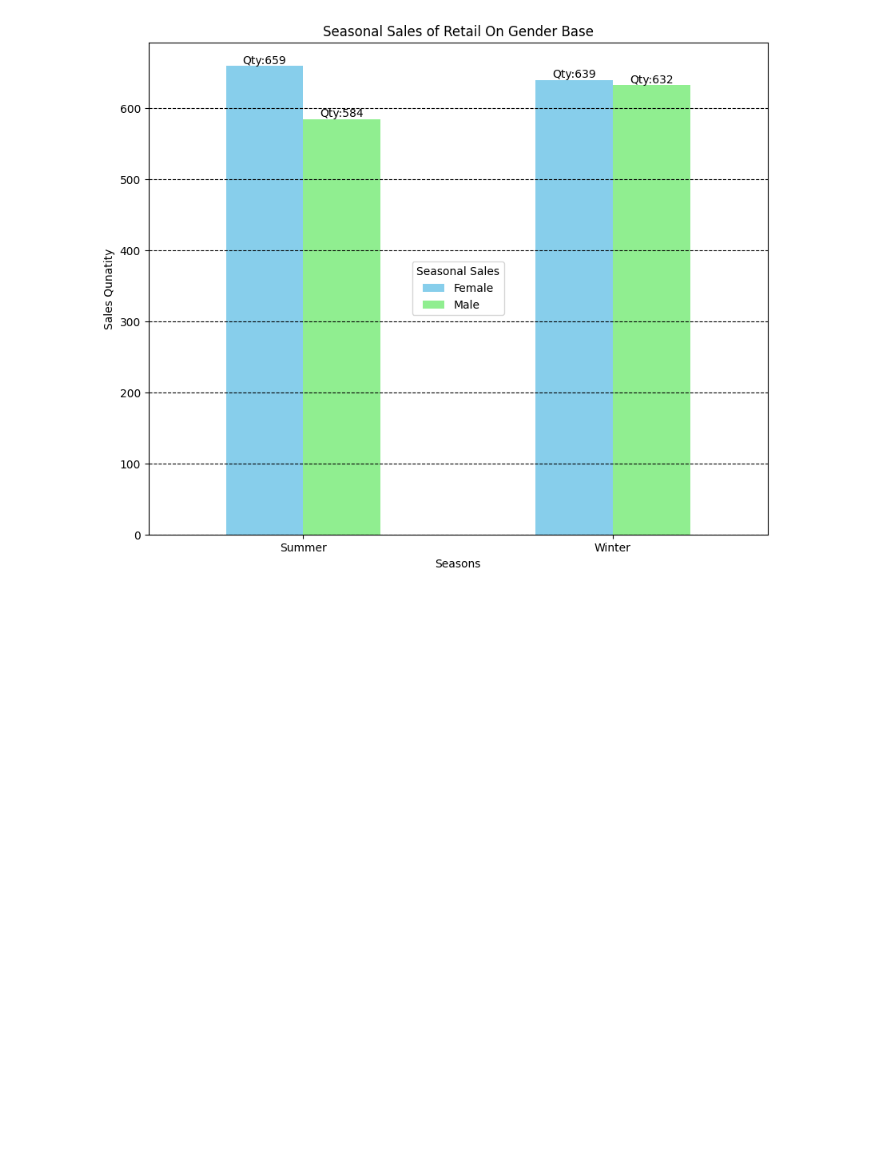
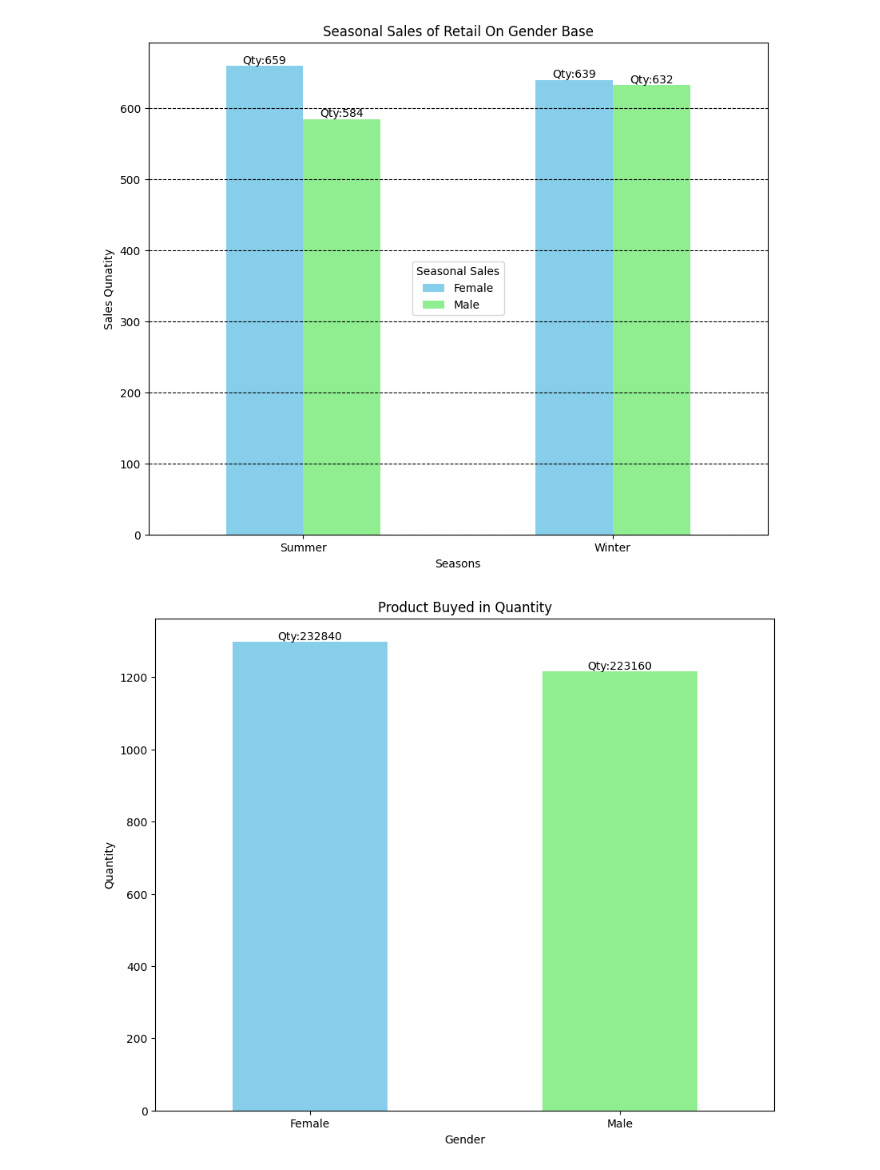
Before and after one commit to SauhardSHukla/Business_Analytics, a Jupyter notebook: Sales_Analytics/Gender_Comparison/Gender_conparions_Analytics.ipynb, the cells around one changed output. Cells and saved outputs as stored; diff of their text form; code cells hidden in the pictures; blank space fills up the shorter version.

```diff
--- a/Sales_Analytics/Gender_Comparison/Gender_conparions_Analytics.ipynb
+++ b/Sales_Analytics/Gender_Comparison/Gender_conparions_Analytics.ipynb
@@ -48,10 +48,10 @@ df['Date'] = pd.to_datetime(df['Date'])
 df['Season'] = df['Date'].dt.month.apply(lambda x:'Summer' if x in [4,5,6,7,8,9] else 'Winter')
 # print(df['Season'])
 
-seasonla_trends = df.groupby(['Season','Gender'])['Quantity'].sum().unstack()
+seasonal_trends = df.groupby(['Season','Gender'])['Quantity'].sum().unstack()
 # print(seasonla_trends)
 
-ax=seasonla_trends.plot(kind='bar',colormap='viridis',figsize=(10,8),color=['skyblue','Lightgreen'])
+ax=seasonal_trends.plot(kind='bar',colormap='viridis',figsize=(10,8),color=['skyblue','Lightgreen'])
 plt.ylabel('Sales Qunatity')
 plt.xlabel('Seasons')
 plt.legend(title ='Seasonal Sales',loc='center')
@@ -62,3 +62,17 @@ for container in ax.containers:
 plt.grid(axis='y',linestyle='--',color='Black',alpha =1)
 # %% [output]
 [figure]
+# %%
+"""4) Here we will find the Quantity Buyed by the purchaser"""
+
+gender_quantity=df.groupby('Gender')['Quantity'].sum()
+ax=gender_quantity.plot(kind='bar',colormap ='aquablue',figsize=(10,8),color =['skyblue','Lightgreen'])
+plt.ylabel('Quantity')
+plt.xlabel('Gender')
+plt.title('Product Buyed in Quantity')
+plt.xticks(rotation =0)
+for conatiner in ax.containers:
+  ax.bar_label(conatiner,labels=[f'Qty:{int(v)}' for v in container.datavalues],fmt ='%d')
+plt.show()
+# %% [output]
+[figure, added]
```
Also changed, not shown: parts of 2 cells of this notebook.
